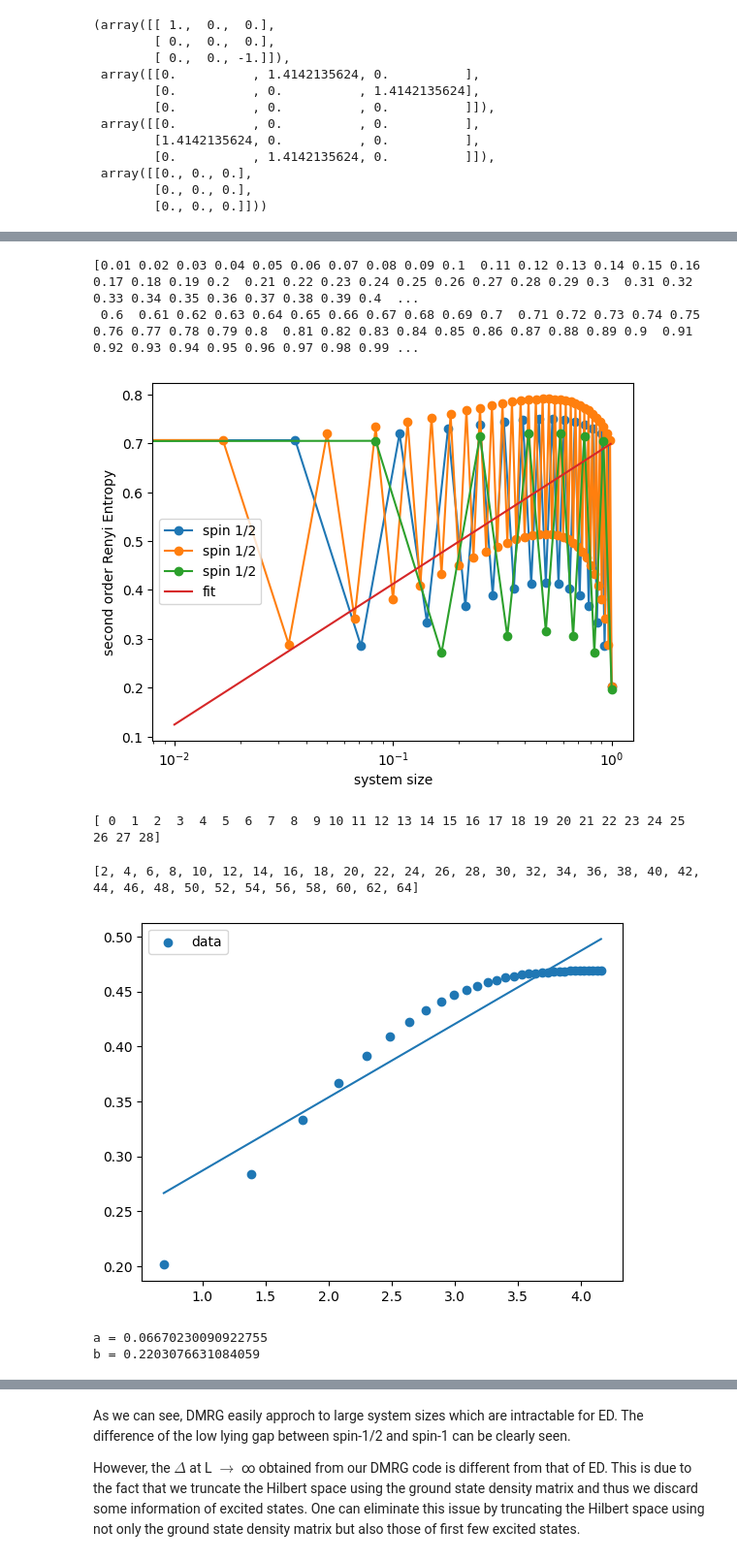
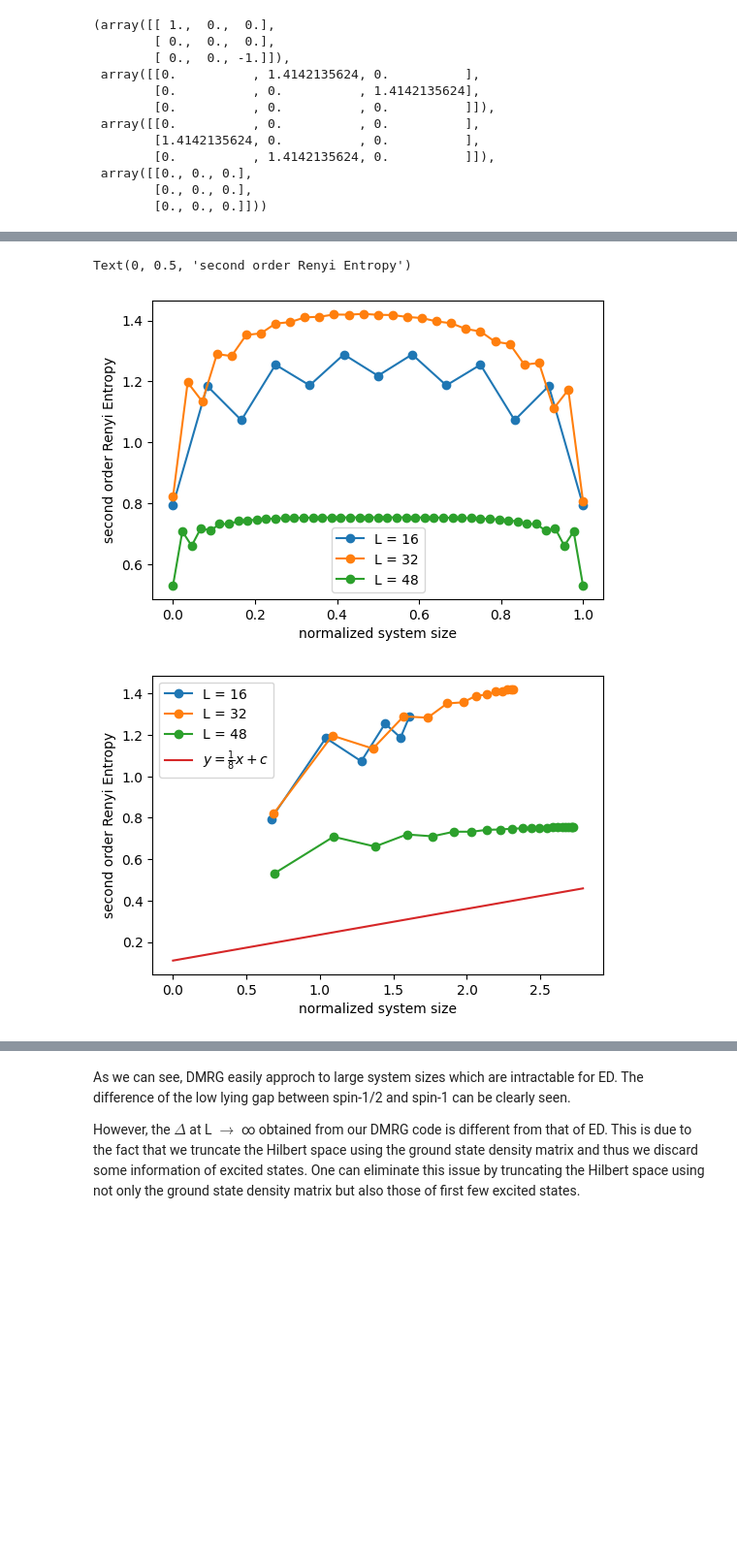
Before and after one commit to SShan2117/SIVC_spec_checkpoint, a Jupyter notebook: DMRG_blockEnlarge.ipynb, the cells around one changed output, grey strips where cells are left out. Shown at 97% size. Cells and saved outputs as stored; diff of their text form; code cells hidden in the pictures; blank space fills up the shorter version.

```diff
--- a/DMRG_blockEnlarge.ipynb
+++ b/DMRG_blockEnlarge.ipynb
@@ -746,53 +763,33 @@ system H dimmension after truncation: (30, 30)
-# %%
-L_sys_32 = np.arange(len(renyi_entropy_half_list))
-plt.plot(L_sys_32/(L_sys_32[-1]-L_sys_32[0]),renyi_entropy_half_list,"o-", label="spin 1/2")
-L_sys_64 = np.arange(len(renyi_entropy_half_list_L_64))
-L_sys_16 = np.arange(len(renyi_entropy_half_list_L_16))
-plt.plot(np.array(L_sys_64)/(L_sys_64[-1]-L_sys_64[0]),renyi_entropy_half_list_L_64,"o-", label="spin 1/2")
-plt.plot(np.array(L_sys_16)/(L_sys_16[-1]-L_sys_16[0]),renyi_entropy_half_list_L_16,"o-", label="spin 1/2")
-# plt.plot(L_sys,renyi_entropy_one_list,"o-", label="spin 1")
-
-
-x = np.arange(0.01,1,0.01)
-y = 1/8 * np.log(x)+0.7
-plt.plot(x,y,label = 'fit')
-plt.legend()
-plt.xlabel("system size")
-plt.ylabel("second order Renyi Entropy")
-plt.xscale('log')
-print(x)
-# %% [output]
-[0.01 0.02 0.03 0.04 0.05 0.06 0.07 0.08 0.09 0.1  0.11 0.12 0.13 0.14 0.15 0.16 0.17 0.18 0.19 0.2  0.21 0.22 0.23 0.24 0.25 0.26 0.27 0.28 0.29 0.3  0.31 0.32 0.33 0.34 0.35 0.36 0.37 0.38 0.39 0.4  ...
- 0.6  0.61 0.62 0.63 0.64 0.65 0.66 0.67 0.68 0.69 0.7  0.71 0.72 0.73 0.74 0.75 0.76 0.77 0.78 0.79 0.8  0.81 0.82 0.83 0.84 0.85 0.86 0.87 0.88 0.89 0.9  0.91 0.92 0.93 0.94 0.95 0.96 0.97 0.98 0.99 ...
-[figure, removed]
-# %%
-print(L_sys_32)
-# %% [output]
-[ 0  1  2  3  4  5  6  7  8  9 10 11 12 13 14 15 16 17 18 19 20 21 22 23 24 25 26 27 28]
-# %%
-L_sys1 = L_sys[::2]
-L_sys1 = L_sys1[:32]
-renyi_entropy_half_list1 = renyi_entropy_half_list[::2]
-renyi_entropy_half_list1 = renyi_entropy_half_list1[:32]
-print(L_sys1)
-
-logL = np.log(L_sys1)
-
-a, b = np.polyfit(logL, renyi_entropy_half_list1, 1)
-
-y_pred = a * logL + b
-
-plt.scatter(logL, renyi_entropy_half_list1, label="data")
-plt.plot(logL, y_pred)
-plt.legend()
-plt.show()
-print("a =", a)
-print("b =", b)
-# %% [output]
-[2, 4, 6, 8, 10, 12, 14, 16, 18, 20, 22, 24, 26, 28, 30, 32, 34, 36, 38, 40, 42, 44, 46, 48, 50, 52, 54, 56, 58, 60, 62, 64]
-[figure, removed]
-a = 0.06670230090922755
-b = 0.2203076631084059
+# %%
+plt.figure(figsize = (6,4))
+for i in range(len(L_list)):
+  x = np.array(L_sys_list[i])
+  x = (x - x[0]) / (x[-1] - x[0])
+  y = renyi_entropy_one_list[i]
+  plt.plot(x, y, 'o-', label = f"L = {L_list[i]}")
+plt.legend()
+plt.xlabel('normalized system size')
+plt.ylabel('second order Renyi Entropy')
+
+plt.figure(figsize = (6,4))
+for i in range(len(L_list)):
+  x = np.array(L_sys_list[i])
+  n = len(x) // 2
+  x = x[:n]
+  x = np.log(L_list[i] / np.pi * np.sin(np.pi / L_list[i] * x))
+  y = renyi_entropy_one_list[i]
+  y = y[:n]
+  plt.plot(x, y, 'o-', label = f"L = {L_list[i]}")
+x = np.arange(0,2.8,0.01)
+y = 1/8 * x+0.11
+plt.plot(x,y, label = r'$y = \frac{1}{8}x + c$')
+plt.legend()
+plt.xlabel('normalized system size')
+plt.ylabel('second order Renyi Entropy')
+# %% [output]
+Text(0, 0.5, 'second order Renyi Entropy')
+[figure, added]
+[figure, added]
 # %%
 from scipy.optimize import curve_fit
 # %%
```
Also changed, not shown: parts of 4 cells of this notebook.
